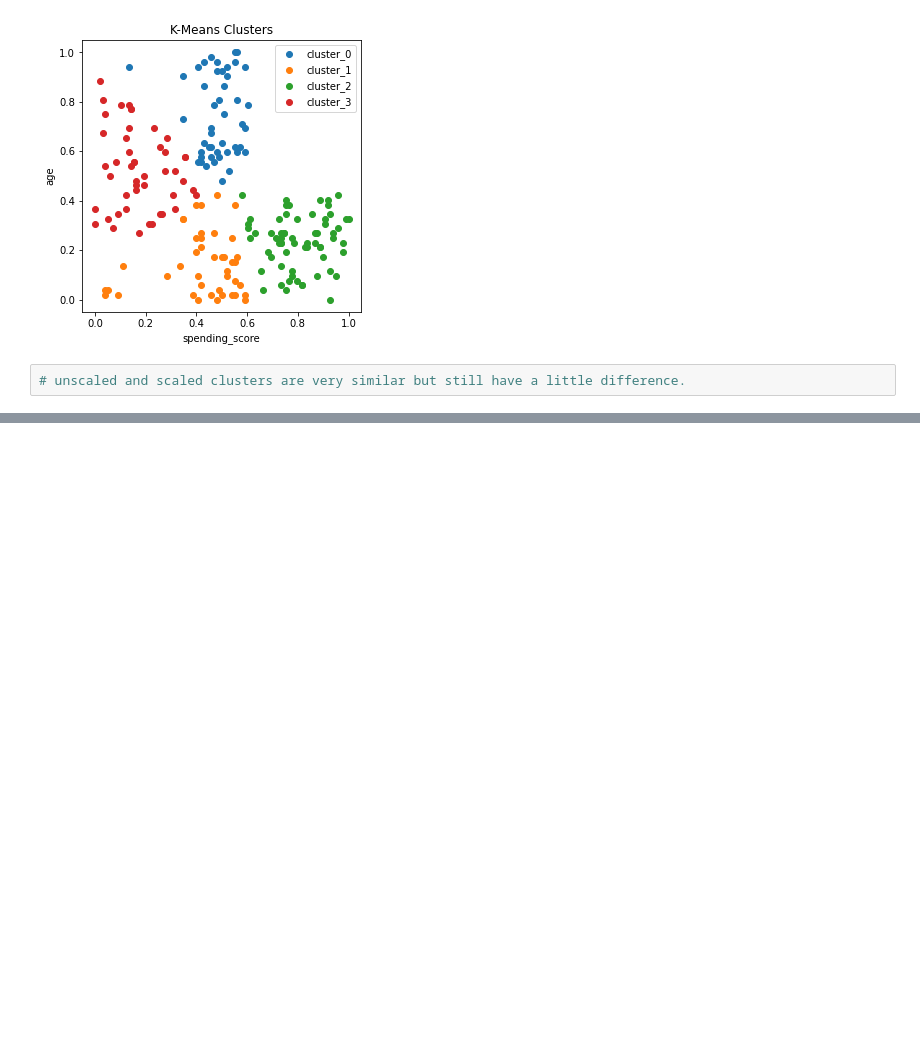
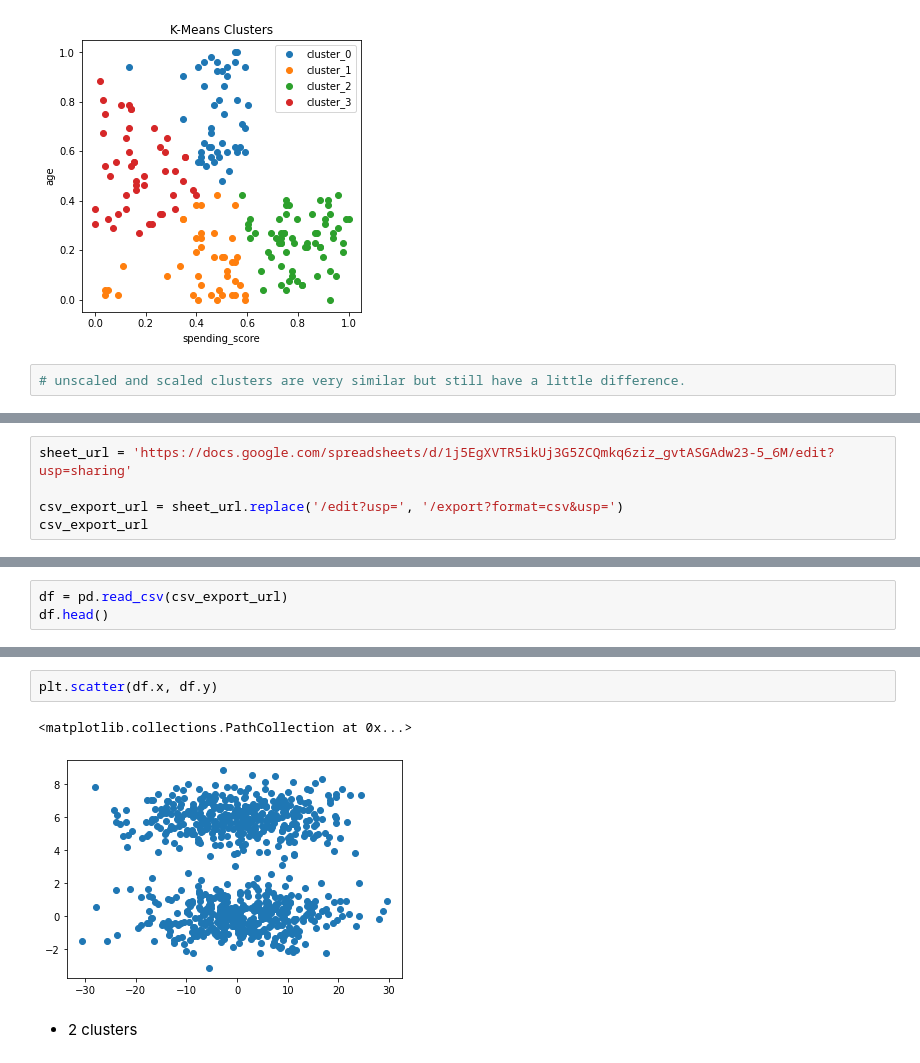
Before and after one commit to Chenchen070/clustering, a Jupyter notebook: clustering_exercises.ipynb, the cells around one changed output, grey strips where cells are left out. Saved outputs shown, nothing was run; the diff lists cells and outputs as text; blank space fills up the shorter version.

```diff
--- a/clustering_exercises.ipynb
+++ b/clustering_exercises.ipynb
@@ -390,0 +398,5 @@ plt.show()
+# %%
+sheet_url = 'https://docs.google.com/spreadsheets/d/1j5EgXVTR5ikUj3G5ZCQmkq6ziz_gvtASGAdw23-5_6M/edit?usp=sharing'
+
+csv_export_url = sheet_url.replace('/edit?usp=', '/export?format=csv&usp=')
+csv_export_url
@@ -390,0 +405,3 @@ plt.show()
+# %%
+df = pd.read_csv(csv_export_url)
+df.head()
@@ -390,0 +415,7 @@ plt.show()
+# %%
+plt.scatter(df.x, df.y)
+# %% [output]
+<matplotlib.collections.PathCollection at 0x...>
+[figure, added]
+# %% [markdown]
+* 2 clusters
```
Also changed, not shown: parts of 13 cells of this notebook.
